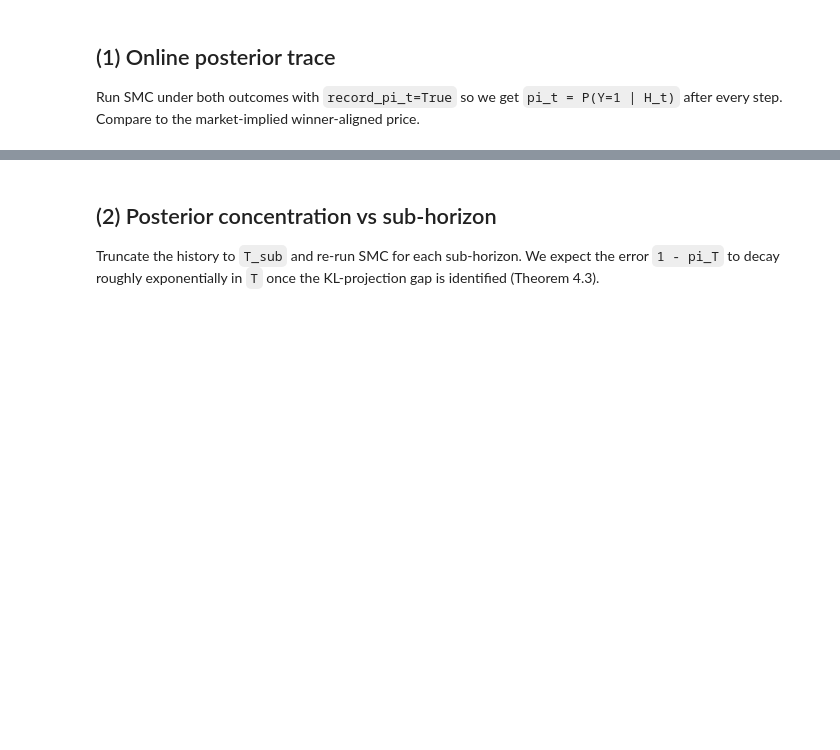
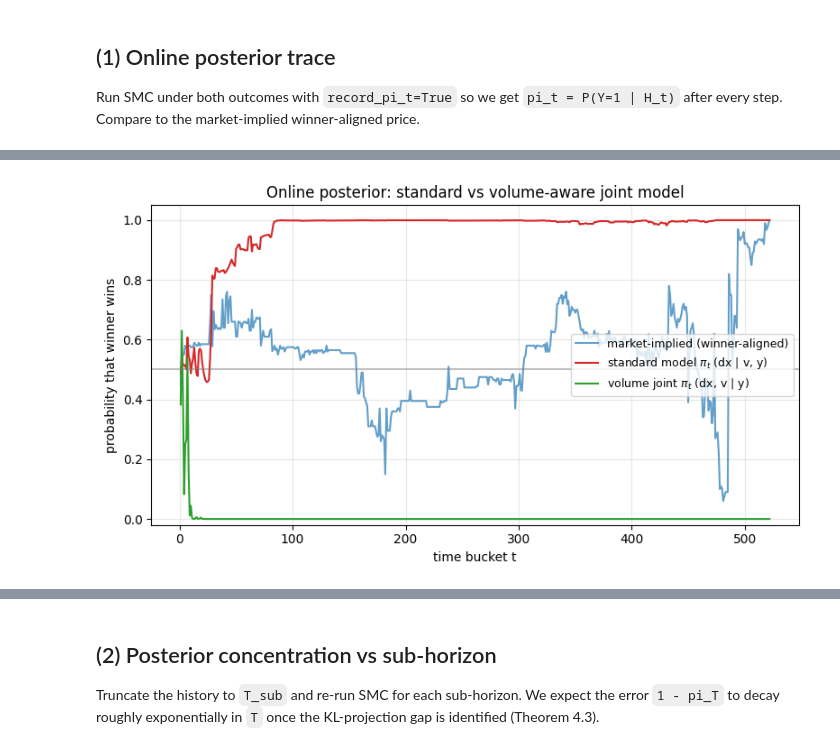
Before and after one commit to natejly/PML-Final, a Jupyter notebook: notebooks/02_single_market_deepdive.ipynb, the cells around one changed output, grey strips where cells are left out. Cells and saved outputs as stored; diff of their text form; code cells hidden in the pictures; blank space fills up the shorter version.

```diff
--- a/notebooks/02_single_market_deepdive.ipynb
+++ b/notebooks/02_single_market_deepdive.ipynb
@@ -171,0 +195,18 @@ plt.show()
+# %%
+from pml_market import VolumeLognormalModel, VolumeLognormalPrior
+
+# Same SMC engine, swapped (Model, Prior).
+problem_vol = InverseProblem(VolumeLognormalModel(), VolumeLognormalPrior())
+smc_vol = SMCInference(n_particles=n_particles, mcmc_steps=4)
+smc_res_vol = problem_vol.infer(dx, v, smc_vol, pi0=0.5, seed=0,
+                                record_pi_t=True)
+
+print(f'{"":24s}  {"Standard (dx|v,y)":>20s}  {"Volume joint (dx,v|y)":>22s}')
+print('-' * 72)
+print(f'{"log Bayes factor":24s}  {smc_res["log_BF"]:>+20.3f}  {smc_res_vol["log_BF"]:>+22.3f}')
+print(f'{"P(Y=1 | H_T)":24s}  {smc_res["posterior"]:>20.4f}  {smc_res_vol["posterior"]:>22.4f}')
+print(f'{"log m_0":24s}  {smc_res["log_m0"]:>20.2f}  {smc_res_vol["log_m0"]:>22.2f}')
+print(f'{"log m_1":24s}  {smc_res["log_m1"]:>20.2f}  {smc_res_vol["log_m1"]:>22.2f}')
+print(f'\nDelta log BF (volume - standard) = '
+      f'{smc_res_vol["log_BF"] - smc_res["log_BF"]:+.3f}  '
+      f'(positive => volume term reinforces y=1)')
@@ -171,0 +222,18 @@ plt.show()
+# %%
+fig, ax = plt.subplots()
+ax.plot(ts, prices[1:], color='C0', alpha=0.7,
+        label='market-implied (winner-aligned)')
+ax.plot(ts, smc_res['pi_t'], color='C3',
+        label=r'standard model $\pi_t$ (dx | v, y)')
+ax.plot(ts, smc_res_vol['pi_t'], color='C2',
+        label=r'volume joint $\pi_t$ (dx, v | y)')
+ax.axhline(0.5, color='gray', alpha=0.5)
+ax.set_xlabel('time bucket t')
+ax.set_ylabel('probability that winner wins')
+ax.set_title('Online posterior: standard vs volume-aware joint model')
+ax.set_ylim(-0.02, 1.05)
+ax.legend(loc='best', fontsize=9)
+plt.tight_layout()
+plt.show()
+# %% [output]
+[figure, added]
```
Also changed, not shown: parts of 17 cells of this notebook, 14 other files.
